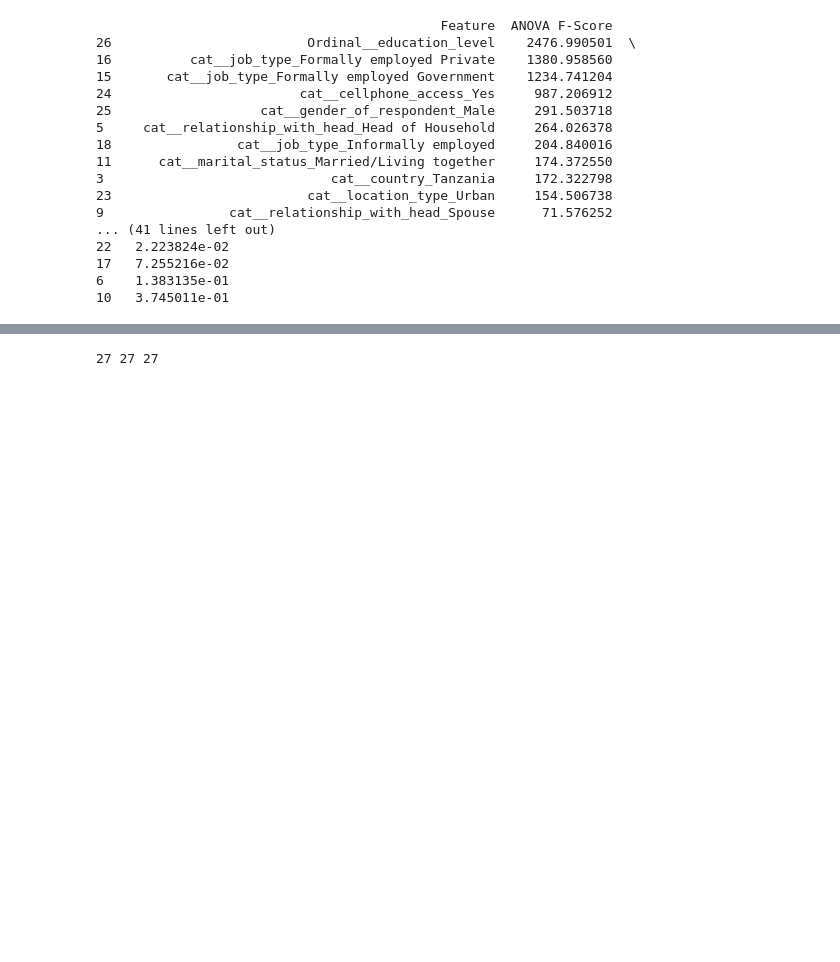
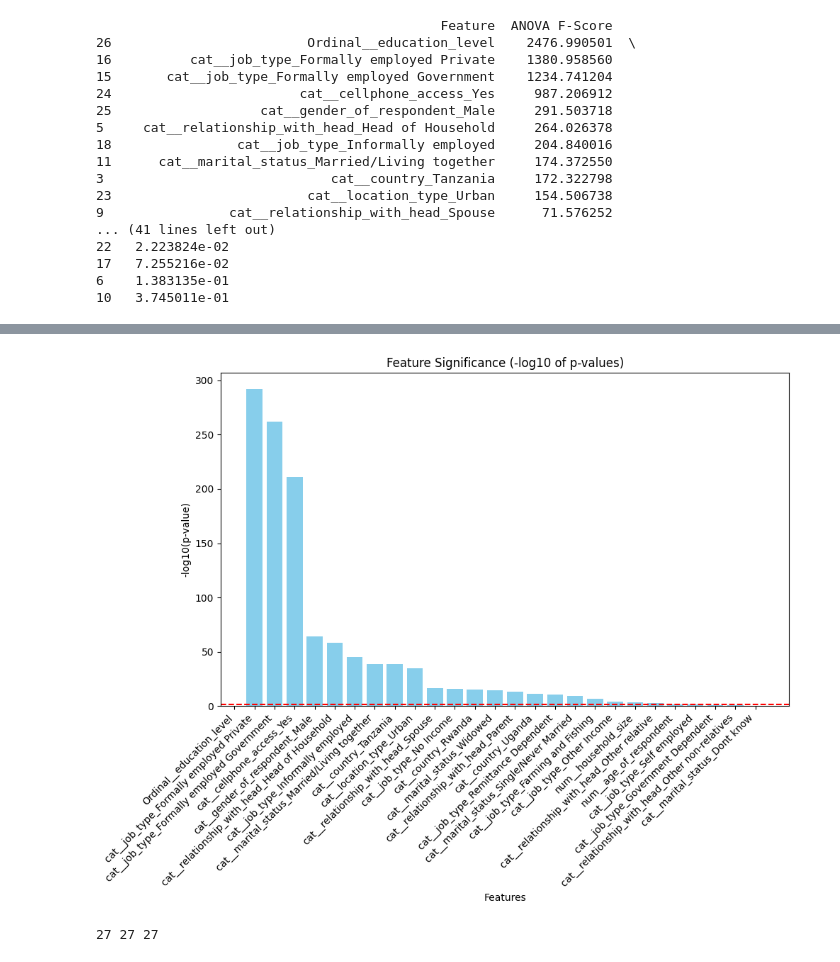
Before and after one commit to arahjou/finance_Richardo_Ali, a Jupyter notebook: StarterNotebook.ipynb, the cells around one changed output, grey strips where cells are left out. Cells and saved outputs as stored; diff of their text form; code cells hidden in the pictures; blank space fills up the shorter version.

```diff
--- a/StarterNotebook.ipynb
+++ b/StarterNotebook.ipynb
@@ -1086,3 +1125,76 @@ print(feature_scores)
 17   7.255216e-02
 6    1.383135e-01
 10   3.745011e-01
+# %%
+from sklearn.feature_selection import SelectKBest, f_classif
+import pandas as pd
+
+from sklearn.compose import ColumnTransformer
+from sklearn.pipeline import Pipeline
+from sklearn.preprocessing import OneHotEncoder, StandardScaler, OrdinalEncoder, LabelEncoder
+
+
+preprocessor = ColumnTransformer(
+    transformers=[
+        ('num', StandardScaler(), ['household_size', 'age_of_respondent']),
+        ('cat', OneHotEncoder(drop='first', sparse=True), ['country', 'relationship_with_head', 'marital_status', 'job_type', 'location_type', 'cellphone_access', 'gender_of_respondent']),
+        ('Ordinal', OrdinalEncoder(), ['education_level'])
+
+    ]
+)
+
+# Transform your training data
+X_transformed = preprocessor.fit_transform(X_train)
+
+# Fit SelectKBest
+selector = SelectKBest(score_func=f_classif, k='all')  # 'all' to keep all features for demonstration
+selector.fit(X_transformed, y_train)
+
+# Get scores and p-values
+scores = selector.scores_
+p_values = selector.pvalues_
+
+# Extract feature names after transformation
+# Check if your preprocessor has a 'get_feature_names_out' method
+if hasattr(preprocessor, 'get_feature_names_out'):
+    feature_names = list(preprocessor.get_feature_names_out())
+else:
+    # Fallback: Generate feature names based on the transformed shape if names are not directly available
+    feature_names = ['Feature' + str(i) for i in range(X_transformed.shape[1])]
+
+# Create a DataFrame to display scores and p-values
+feature_scores = pd.DataFrame({
+    'Feature': feature_names,
+    'ANOVA F-Score': scores,
+    'p-value': p_values
+}).sort_values(by='ANOVA F-Score', ascending=False)
+
+print(feature_scores)
+
+import matplotlib.pyplot as plt
+import numpy as np
+
+# Calculate -log10 of p-values
+feature_scores['-log10(p-value)'] = -np.log10(feature_scores['p-value'])
+
+# Sort DataFrame by '-log10(p-value)' for better visualization
+feature_scores_sorted = feature_scores.sort_values(by='-log10(p-value)', ascending=False)
+
+# Plotting
+plt.figure(figsize=(10, 8))
+plt.bar(feature_scores_sorted['Feature'], feature_scores_sorted['-log10(p-value)'], color='skyblue')
+
+# Add red line for significant threshold (e.g., p-value = 0.05)
+plt.axhline(y=-np.log10(0.05), color='red', linestyle='--')
+
+# Rotate x-axis labels
+plt.xticks(rotation=45, ha="right")
+
+# Labels and title
+plt.xlabel('Features')
+plt.ylabel('-log10(p-value)')
+plt.title('Feature Significance (-log10 of p-values)')
+
+plt.tight_layout()  # Adjust layout to not cut off labels
+plt.show()
+# %% [output]
@@ -1088,0 +1218 @@ print(feature_scores)
+[figure, added]
```
Also changed, not shown: parts of 62 cells of this notebook, 15 other files.
